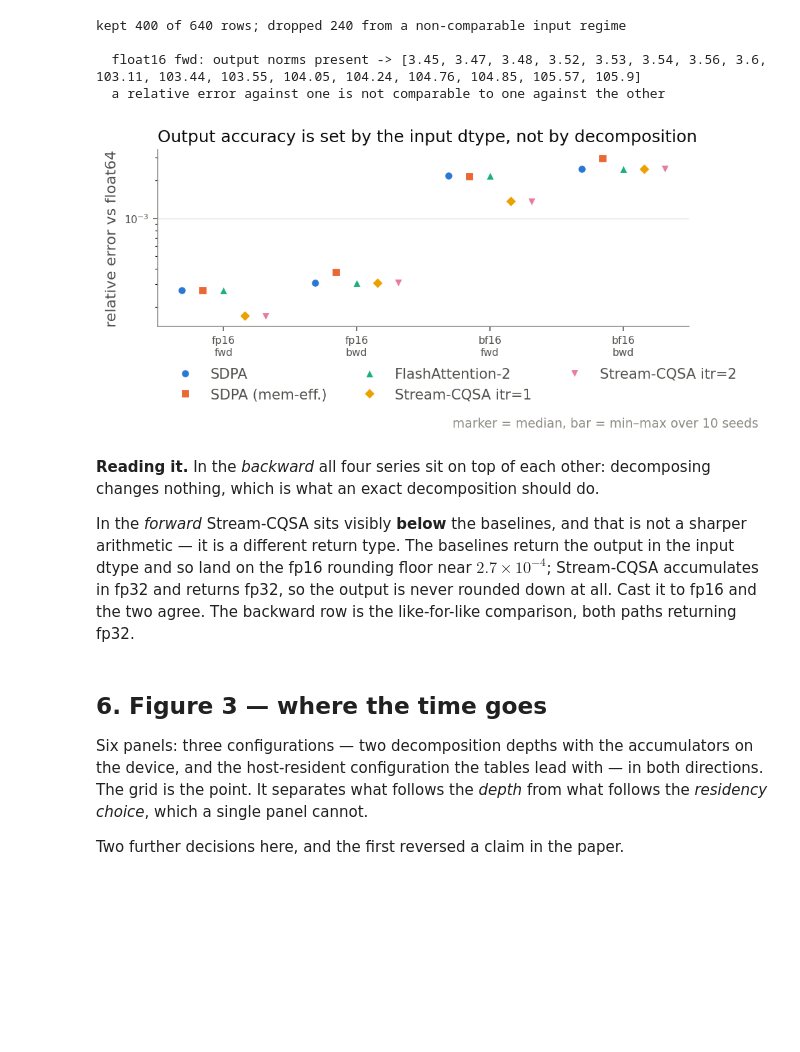
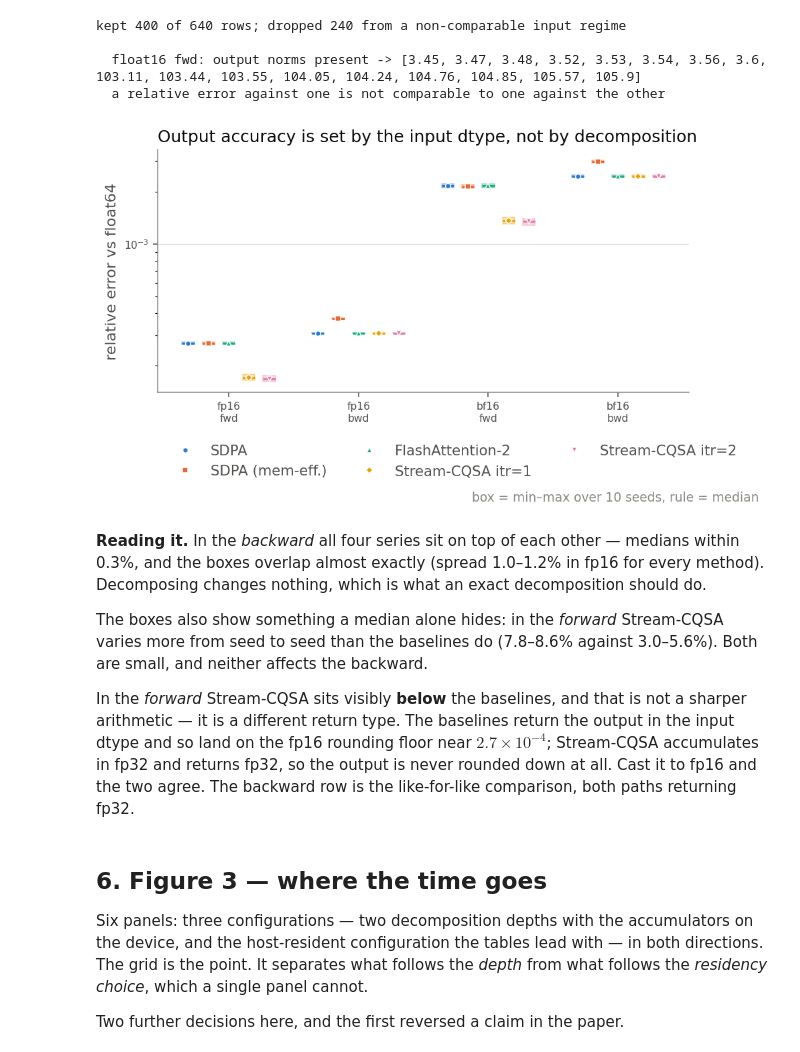
Before and after one commit to yiming-b/Stream-CQSA, a Jupyter notebook: notebooks/paper_figures.ipynb, the cells around one changed output. Cells and saved outputs as stored; diff of their text form; code cells hidden in the pictures; blank space fills up the shorter version.

```diff
--- a/notebooks/paper_figures.ipynb
+++ b/notebooks/paper_figures.ipynb
@@ -538,47 +538,67 @@ for r in kept:
 
 cfgs = [(dt, d) for dt in ("float16", "bfloat16") for d in ("fwd", "bwd")]
 
-fig, ax = plt.subplots(figsize=(7.2, 3.4))
+fig, ax = plt.subplots(figsize=(7.2, 4.2))
 xpos, xlab = [], []
 for i, (dt, d) in enumerate(cfgs):
     base = i * (len(ACC_SERIES) + 1.4)
     for j, m in enumerate(ACC_SERIES):
         vals = agg.get((dt, d, m))
         if not vals:
             continue
         ci, mk, _ = STYLE[m]
         x = base + j
-        ax.plot([x], [median(vals)], marker=mk, ms=6, color=SLOT[ci], zorder=3,
-                markeredgecolor="white", markeredgewidth=0.6, linestyle="none",
+        mid = median(vals)
+
+        # Spread over seeds, drawn as a box rather than a whisker. The axis
+        # spans four groups an order of magnitude apart, while the spread inside
+        # a group is at most 8.6% of its median -- about 2.8% of the axis
+        # height, shorter than the marker that used to sit on top of it. So the
+        # old 55%-alpha whisker was invisible and the chart implied no spread at
+        # all, which is the one thing a spread bar exists to deny. A box carries
+        # its visibility in its width instead, which costs nothing here.
+        if len(vals) > 1:
+            lo_v, hi_v = min(vals), max(vals)
+            ax.add_patch(plt.Rectangle((x - 0.30, lo_v), 0.60, hi_v - lo_v,
+                                       facecolor=SLOT[ci], alpha=0.30,
+                                       edgecolor=SLOT[ci], linewidth=0.9,
+                                       zorder=2))
+            ax.plot([x - 0.30, x + 0.30], [mid, mid], color=SLOT[ci], lw=1.6,
+                    solid_capstyle="butt", zorder=4)
+        ax.plot([x], [mid], marker=mk, ms=4, color=SLOT[ci], zorder=5,
+                markeredgecolor="white", markeredgewidth=0.8, linestyle="none",
                 label=LABEL[m] if i == 0 else None)
-        # Spread over seeds, so a single median cannot hide a wide spread.
-        ax.plot([x, x], [min(vals), max(vals)], color=SLOT[ci], lw=1.4,
-                alpha=0.55, zorder=2)
     xpos.append(base + (len(ACC_SERIES) - 1) / 2)
     xlab.append(f"{'fp16' if dt=='float16' else 'bf16'}\n{d}")
 
 ax.set_yscale("log")
 ax.set_xticks(xpos); ax.set_xticklabels(xlab, color=INK2, fontsize=fs(9))
 ax.grid(True, axis="y", color=GRID, lw=0.7); ax.set_axisbelow(True)
 for s in ("top", "right"):
     ax.spines[s].set_visible(False)
 for s in ("left", "bottom"):
     ax.spines[s].set_color(INK3); ax.spines[s].set_linewidth(0.8)
 ax.tick_params(colors=INK2, labelsize=8)
 ax.set_ylabel("relative error vs float64", color=INK2, fontsize=fs(9))
 ax.set_title("Output accuracy is set by the input dtype, not by decomposition",
              color=INK, fontsize=fs(10), loc="left", pad=6)
 ax.legend(frameon=False, fontsize=fs(8.5), labelcolor=INK2, ncol=3,
           loc="upper left", bbox_to_anchor=(0, -0.16))
-fig.text(0.99, 0.02, "marker = median, bar = min–max over 10 seeds",
+fig.text(0.99, 0.02, "box = min–max over 10 seeds, rule = median",
          ha="right", color=INK3, fontsize=fs(7.5))
 fig.tight_layout()
 plt.show()
 # %% [output]
-[figure, old version]
+[figure, new version]
 # %% [markdown]
-**Reading it.** In the *backward* all four series sit on top of each other:
-decomposing changes nothing, which is what an exact decomposition should do.
+**Reading it.** In the *backward* all four series sit on top of each other —
+medians within 0.3%, and the boxes overlap almost exactly (spread 1.0–1.2% in
+fp16 for every method). Decomposing changes nothing, which is what an exact
+decomposition should do.
+
+The boxes also show something a median alone hides: in the *forward*
+Stream-CQSA varies more from seed to seed than the baselines do (7.8–8.6%
+against 3.0–5.6%). Both are small, and neither affects the backward.
 
 In the *forward* Stream-CQSA sits visibly **below** the baselines, and that is
 not a sharper arithmetic — it is a different return type. The baselines return
```
Also changed, not shown: 9 other files.
